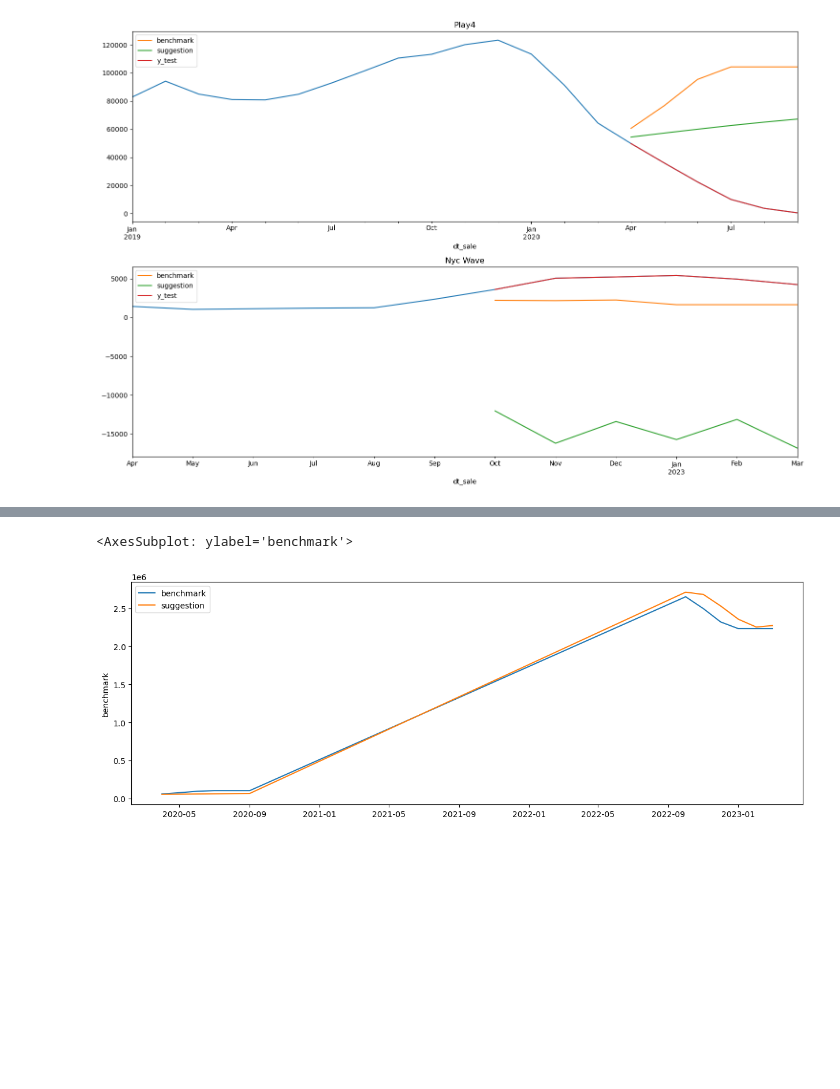
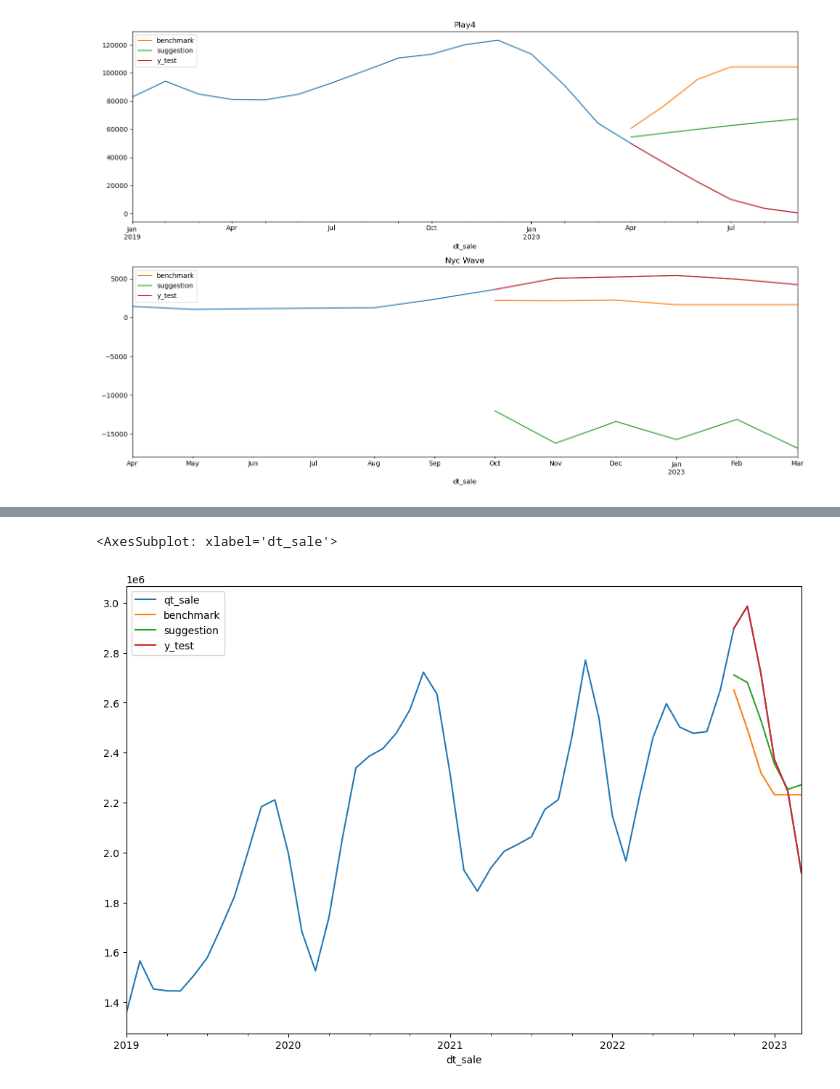
Before and after one commit to felipewhitaker/vai-conecta, a Jupyter notebook: src/model/notebook.ipynb, the cells around one changed output, grey strips where cells are left out. Cells and saved outputs as stored; diff of their text form; code cells hidden in the pictures; blank space fills up the shorter version.

Commit message:
Add `total` plot

```diff
--- a/src/model/notebook.ipynb
+++ b/src/model/notebook.ipynb
@@ -444,13 +430,6 @@ plt.show()
-# %%
-# plot sum of sales per month considering the benchmark, suggestion and best forecasts
-# (the one with the lowest MAE)
-
-fig, ax = plt.subplots(1, 1, figsize = (15, 5))
-
-# sdata.groupby("dt_sale").sum().plot(ax = ax)
-month_sum = pd.concat(results.values()).groupby(level = 0).sum()
-sns.lineplot(x = month_sum.index, y = month_sum["benchmark"], ax = ax, label = "benchmark")
-sns.lineplot(x = month_sum.index, y = month_sum["suggestion"], ax = ax, label = "suggestion")
-# %% [output]
-<AxesSubplot: ylabel='benchmark'>
-[figure, removed]
+# %%
+month_sum = pd.DataFrame({(ikey, okey): ivalue for okey, idict in results.items() for ikey, ivalue in idict.items()}).iloc[6:].groupby(level = 0, axis = 1).sum()
+sdata.groupby("dt_sale").sum().join(month_sum).plot()
+# %% [output]
+<AxesSubplot: xlabel='dt_sale'>
+[figure, added]
```
Also changed, not shown: parts of 2 cells of this notebook.
